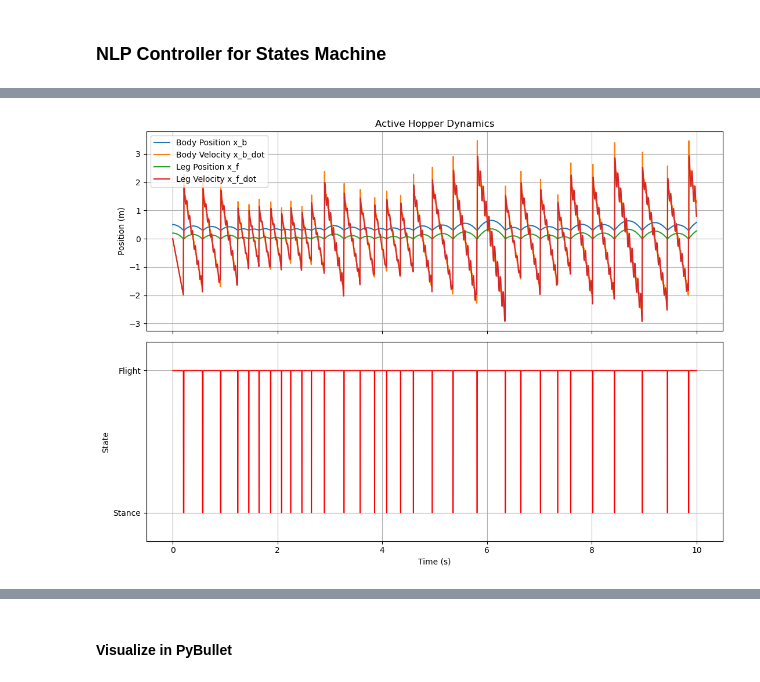
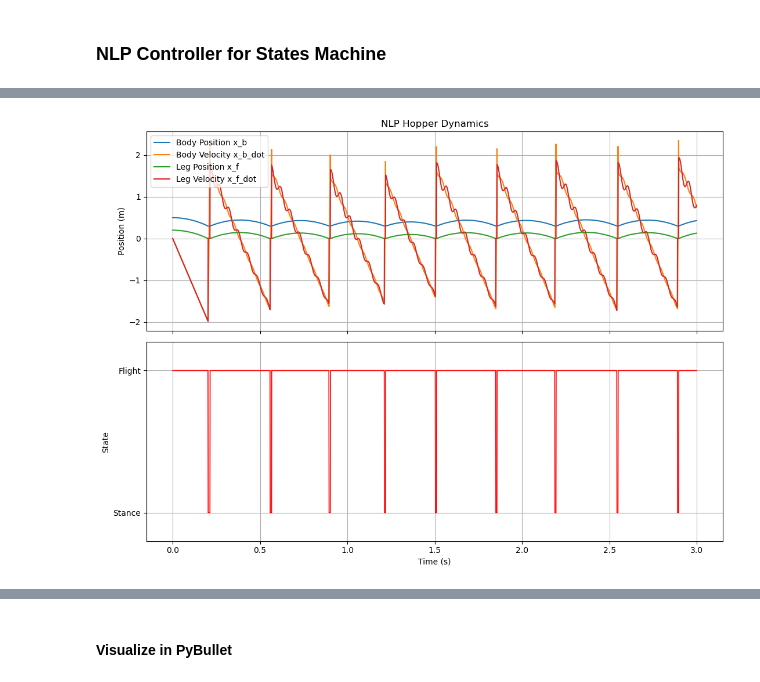
Before and after one commit to thecleverbanana/hopper_sim, a Jupyter notebook: notebooks/GRP_hopper.ipynb, the cells around one changed output, grey strips where cells are left out. Drawn from its saved outputs; the diff is of its cells as text; code cells hidden in the pictures.

```diff
--- a/notebooks/GRP_hopper.ipynb
+++ b/notebooks/GRP_hopper.ipynb
@@ -490,42 +494,45 @@ Efficiency Gain:
 ============================================================
-# %%
-import matplotlib.pyplot as plt
-
-fig, axs = plt.subplots(2, 1, figsize=(11, 8), sharex=True)
-
-# ============================================================
-# FIGURE 1 — Hopper Dynamics
-# ============================================================
-
-# ------------------------------------------------------------------
-# 1. Body & Leg states
-# ------------------------------------------------------------------
-axs[0].plot(t, x[:, 0], label="Body Position x_b")
-axs[0].plot(t, x[:, 1], label="Body Velocity x_b_dot")
-axs[0].plot(t, x[:, 2], label="Leg Position x_f")
-axs[0].plot(t, x[:, 3], label="Leg Velocity x_f_dot")
-
-axs[0].grid(True)
-axs[0].legend()
-axs[0].set_ylabel("Position (m)")
-axs[0].set_title("Active Hopper Dynamics")
-
-# ------------------------------------------------------------------
-# 2. Flight/Stance Mode
-# ------------------------------------------------------------------
-axs[1].plot(t, state_arr, 'r-', linewidth=1.2)
-axs[1].set_ylim(-0.2, 1.2)
-axs[1].set_yticks([0, 1])
-axs[1].set_yticklabels(["Stance", "Flight"])
-axs[1].set_ylabel("State")
-axs[1].grid(True)
-
-axs[1].set_xlabel("Time (s)")
-
-plt.tight_layout()
-plt.show()
-# %% [output]
-[figure, removed]
+# %%
+# --- Select 23–28 seconds ---
+t_start = 0.0
+t_end   = 3.0
+mask = (t >= t_start) & (t <= t_end)
+
+# Extract trimmed data
+t_trim = t[mask] - t_start     # <-- shift so that 23 → 0
+x_trim = x[mask]
+state_trim = state_arr[mask]
+
+fig, axs = plt.subplots(2, 1, figsize=(11, 8), sharex=True)
+
+# ============================================================
+# Figure 1 — Hopper Dynamics (23–28 s, but time starts at 0)
+# ============================================================
+
+# 1. Body & Leg states
+axs[0].plot(t_trim, x_trim[:, 0], label="Body Position x_b")
+axs[0].plot(t_trim, x_trim[:, 1], label="Body Velocity x_b_dot")
+axs[0].plot(t_trim, x_trim[:, 2], label="Leg Position x_f")
+axs[0].plot(t_trim, x_trim[:, 3], label="Leg Velocity x_f_dot")
+
+axs[0].grid(True)
+axs[0].legend()
+axs[0].set_ylabel("Position (m)")
+axs[0].set_title("NLP Hopper Dynamics")
+
+# 2. Flight/Stance
+axs[1].plot(t_trim, state_trim, 'r-', linewidth=1.2)
+axs[1].set_ylim(-0.2, 1.2)
+axs[1].set_yticks([0, 1])
+axs[1].set_yticklabels(["Stance", "Flight"])
+axs[1].set_ylabel("State")
+axs[1].grid(True)
+axs[1].set_xlabel("Time (s)")
+
+plt.tight_layout()
+plt.show()
+# %% [output]
+[figure, added]
 # %%
 import matplotlib.pyplot as plt
 
```
Also changed, not shown: parts of 6 cells of this notebook, 15 other files.
